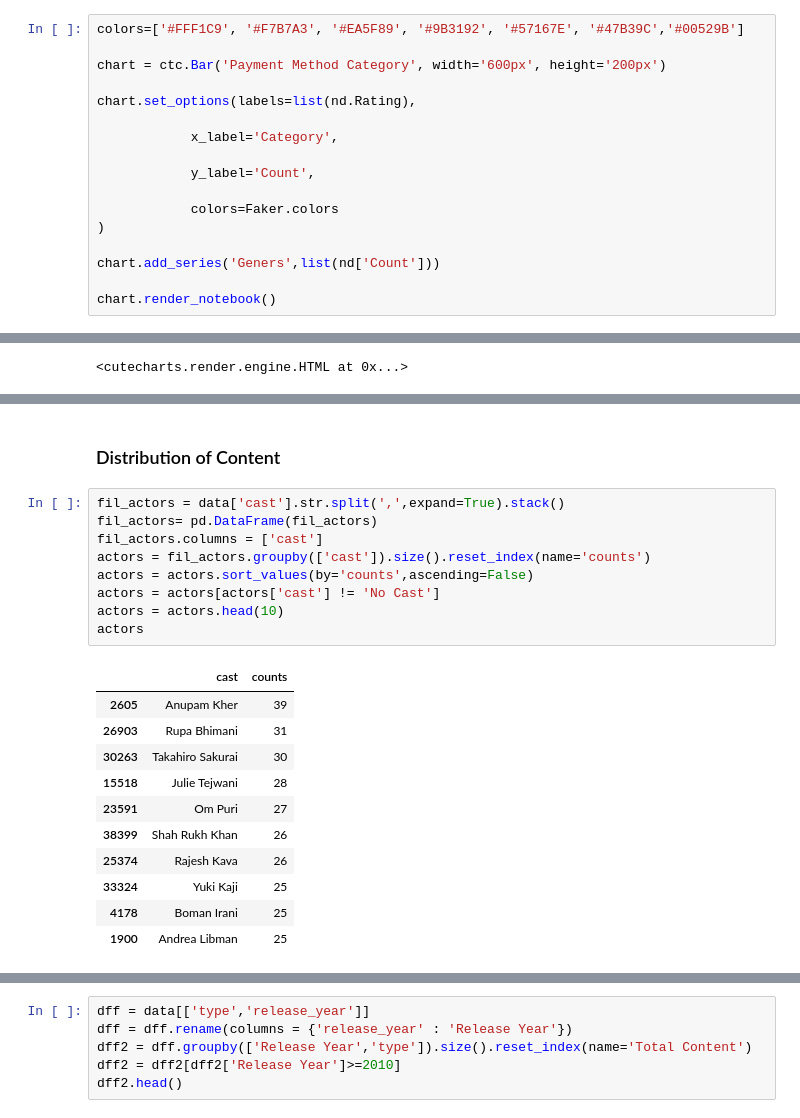
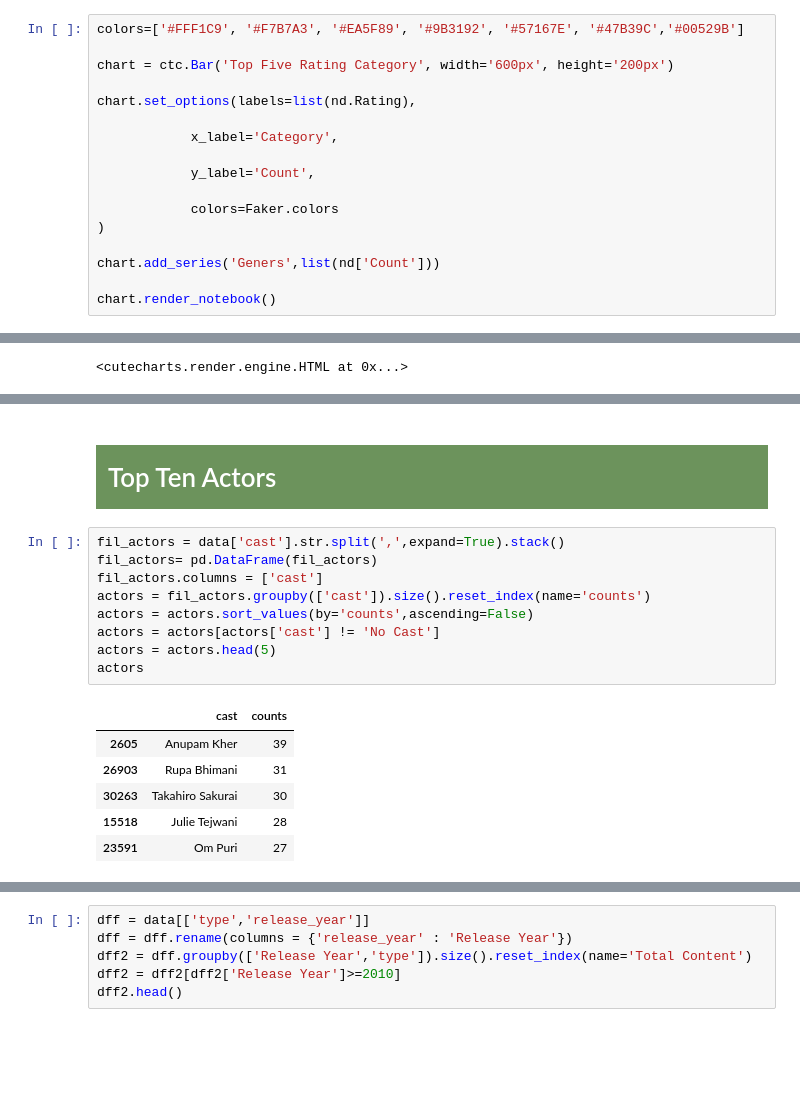
Before and after one commit to pritomsh/netflix-movies-tv-shows-data-analysis, a Jupyter notebook: netflix_data_analysis.ipynb, the cells around one changed output, grey strips where cells are left out. Drawn from its saved outputs; the diff is of its cells as text; blank space fills up the shorter version.

```diff
--- a/netflix_data_analysis.ipynb
+++ b/netflix_data_analysis.ipynb
@@ -215,7 +178,7 @@ nd = nd.tail(5)
 # %%
 colors=['#FFF1C9', '#F7B7A3', '#EA5F89', '#9B3192', '#57167E', '#47B39C','#00529B']
 
-chart = ctc.Bar('Payment Method Category', width='600px', height='200px')
+chart = ctc.Bar('Top Five Rating Category', width='600px', height='200px')
 
 chart.set_options(labels=list(nd.Rating),
 
@@ -317,24 +227,19 @@ new_r[['title', "release_year"]][:10]
 # %% [markdown]
-### Distribution of Content
+# <div style="font-family: Trebuchet MS; background-color: #6C935C; color: #FFFFFF; padding: 12px; line-height: 1.5;">Top Ten Actors</div>
 # %%
 fil_actors = data['cast'].str.split(',',expand=True).stack()
 fil_actors= pd.DataFrame(fil_actors)
 fil_actors.columns = ['cast']
 actors = fil_actors.groupby(['cast']).size().reset_index(name='counts')
 actors = actors.sort_values(by='counts',ascending=False)
 actors = actors[actors['cast'] != 'No Cast']
-actors = actors.head(10)
+actors = actors.head(5)
 actors
 # %% [output]
 |  | cast | counts |
 | 2605 | Anupam Kher | 39 |
 | 26903 | Rupa Bhimani | 31 |
 | 30263 | Takahiro Sakurai | 30 |
 | 15518 | Julie Tejwani | 28 |
 | 23591 | Om Puri | 27 |
-| 38399 | Shah Rukh Khan | 26 |
-| 25374 | Rajesh Kava | 26 |
-| 33324 | Yuki Kaji | 25 |
-| 4178 | Boman Irani | 25 |
-| 1900 | Andrea Libman | 25 |
 # %%
```
Also changed, not shown: parts of 60 cells of this notebook, 6 other files.
